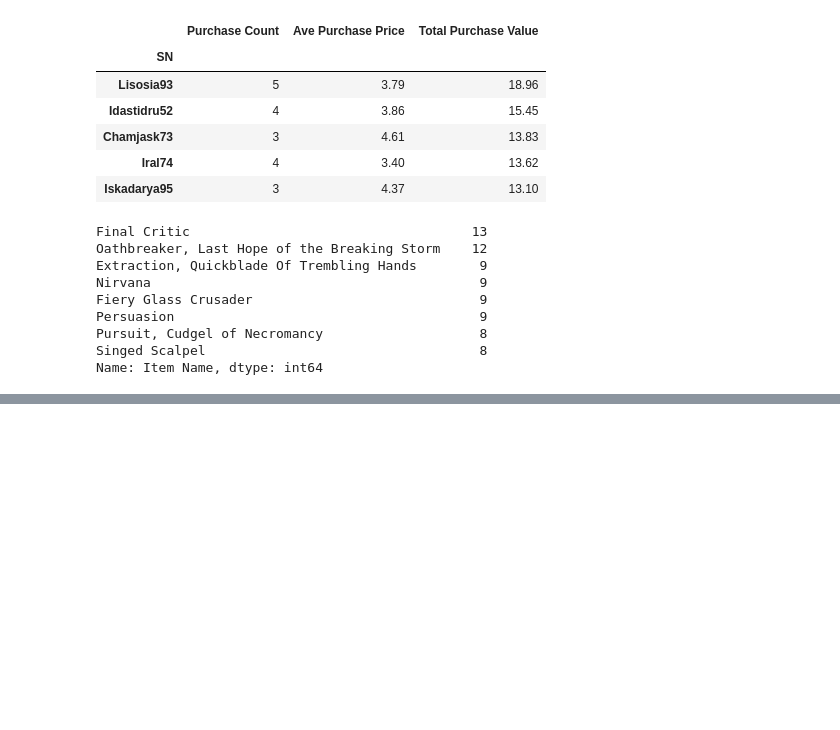
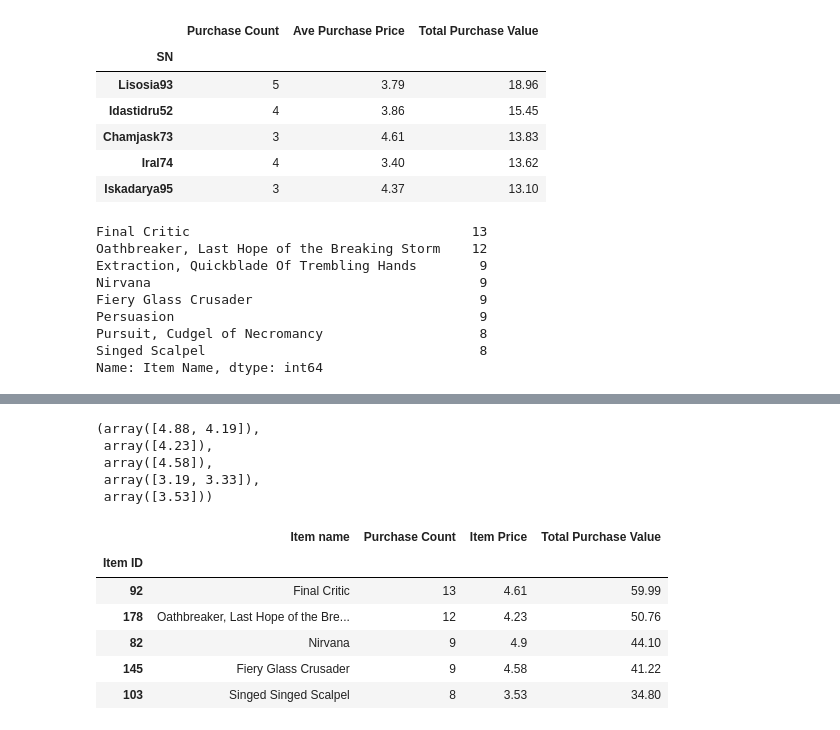
Before and after one commit to Rob397/pandas-challenge, a Jupyter notebook: HeroesOfPymoli/HeroesOfPymoli.ipynb, the cells around one changed output, grey strips where cells are left out. Cells and saved outputs as stored; diff of their text form; code cells hidden in the pictures; blank space fills up the shorter version.

```diff
--- a/HeroesOfPymoli/HeroesOfPymoli.ipynb
+++ b/HeroesOfPymoli/HeroesOfPymoli.ipynb
@@ -463,4 +463,14 @@ Nirvana_PC = len(Nirvana)
 Nirvana_TPV = file.loc[file["Item Name"] == "Nirvana"]["Price"].sum()
 
 final_critic_IP = final_crit["Price"]
+
 # Singed Scalpel
+
+sing = file.loc[file["Item Name"]== "Singed Scalpel"]
+sing_PC = len(sing)
+sing_TPV = file.loc[file["Item Name"]== "Singed Scalpel"]["Price"].sum()
+
+
+# I compared these total purchase values for the final table and rearranged in decending order to find top 5
+
+final_critic_TPV,Oath_TPV, Nirvana_TPV,Fiery_TPV, sing_TPV,Extraction_TPV, Persuasion_TPV
@@ -498,0 +492,53 @@ Length: 183, dtype: int64
+# %%
+#  Item Price columns check
+
+file.loc[file["Item Name"]=="Final Critic"]["Price"].unique(), file.loc[file["Item Name"]=="Oathbreaker, Last Hope of the Breaking Storm"]["Price"].unique(), file.loc[file["Item Name"] == "Fiery Glass Crusader"]["Price"].unique(), file.loc[file["Item Name"] == "Persuasion"]["Price"].unique(), file.loc[file["Item Name"] == "Extraction, Quickblade Of Trembling Hands"]["Price"].unique()
+# %% [output]
+(array([4.88, 4.19]),
+ array([4.23]),
+ array([4.58]),
+ array([3.19, 3.33]),
+ array([3.53]))
+# %%
+# You must include a written description of three observable trends based on the data
+
+# Identify the 5 most profitable items by total purchase value, then list (in a table):
+# Item ID
+# Item Name
+# I compared the top 7 total purchase values and rearranged in decending order to find top 5
+
+final_critic_TPV,Oath_TPV, Nirvana_TPV,Fiery_TPV, sing_TPV,
+# Item Price columns check
+
+file.loc[file["Item Name"]=="Final Critic"]["Price"]
+file.loc[file["Item Name"]=="Oathbreaker, Last Hope of the Breaking Storm"]["Price"]
+file.loc[file["Item Name"] == "Nirvana"]["Price"]
+file.loc[file["Item Name"] == "Fiery Glass Crusader"]["Price"]
+file.loc[file["Item Name"] == "Singed Scalpel"]["Price"]
+
+# Purchase Count, just called the variables above
+final_crit_PC
+Oath_PC
+Nirvana_PC
+Fiery_PC
+sing_PC
+
+# Find Item ID Check
+file.loc[file["Item Name"]=="Final Critic"]["Item ID"]
+# file.loc[file["Item Name"]=="Oathbreaker, Last Hope of the Breaking Storm"]["Item ID"]
+# file.loc[file["Item Name"] == "Nirvana"]["Item ID"]
+# file.loc[file["Item Name"] == "Fiery Glass Crusader"]["Item ID"]
+# file.loc[file["Item Name"] == "Singed Scalpel"]["Item ID"]
+
+Profitable_item_table =pd.DataFrame({"Item ID": ["92","178", "82", "145", "103"],"Item name": ["Final Critic","Oathbreaker, Last Hope of the Breaking Storm", "Nirvana", "Fiery Glass Crusader", "Singed Singed Scalpel"],"Purchase Count": [final_crit_PC,Oath_PC,Nirvana_PC, Fiery_PC,sing_PC],"Item Price": ["4.61","4.23","4.9","4.58","3.53"], "Total Purchase Value": [final_critic_TPV, Oath_TPV,Nirvana_TPV, Fiery_TPV,sing_TPV ]})
+
+Profitable_item_table.set_index('Item ID', inplace=True)
+Profitable_item_table
+# %% [output]
+|  | Item name | Purchase Count | Item Price | Total Purchase Value |
+| Item ID |  |  |  |  |
+| 92 | Final Critic | 13 | 4.61 | 59.99 |
+| 178 | Oathbreaker, Last Hope of the Bre... | 12 | 4.23 | 50.76 |
+| 82 | Nirvana | 9 | 4.9 | 44.10 |
+| 145 | Fiery Glass Crusader | 9 | 4.58 | 41.22 |
+| 103 | Singed Singed Scalpel | 8 | 3.53 | 34.80 |
```
Also changed, not shown: parts of 3 cells of this notebook.
